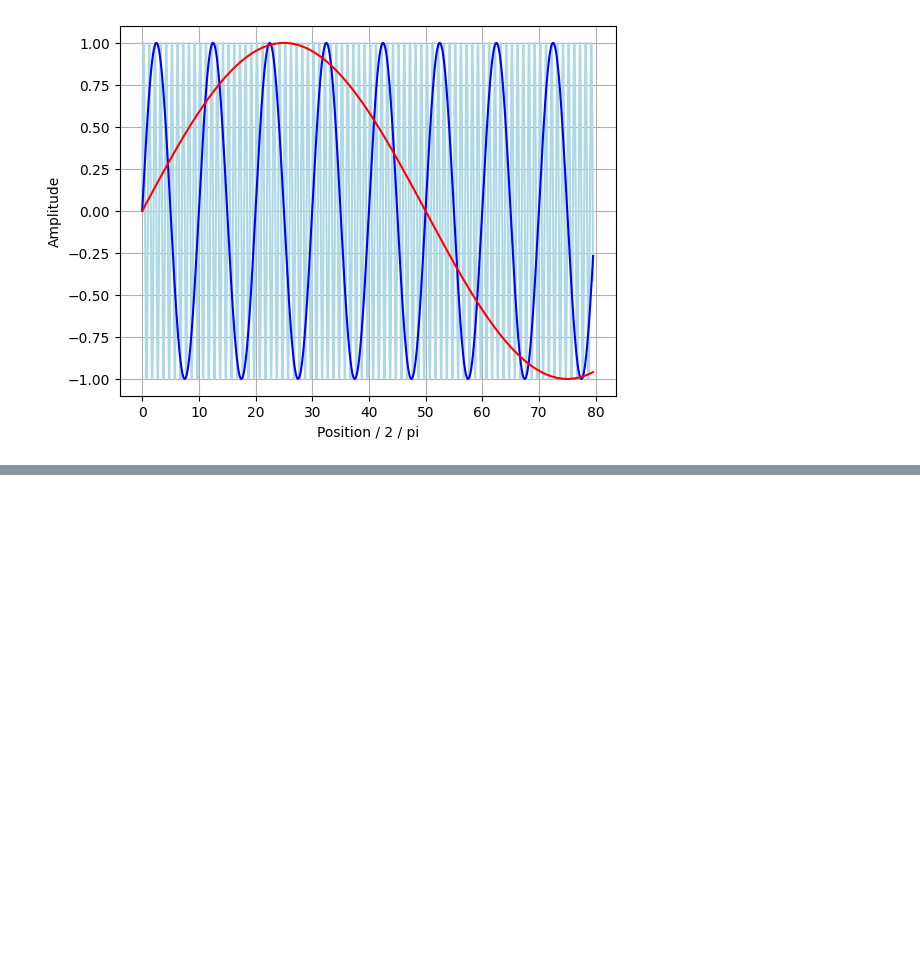
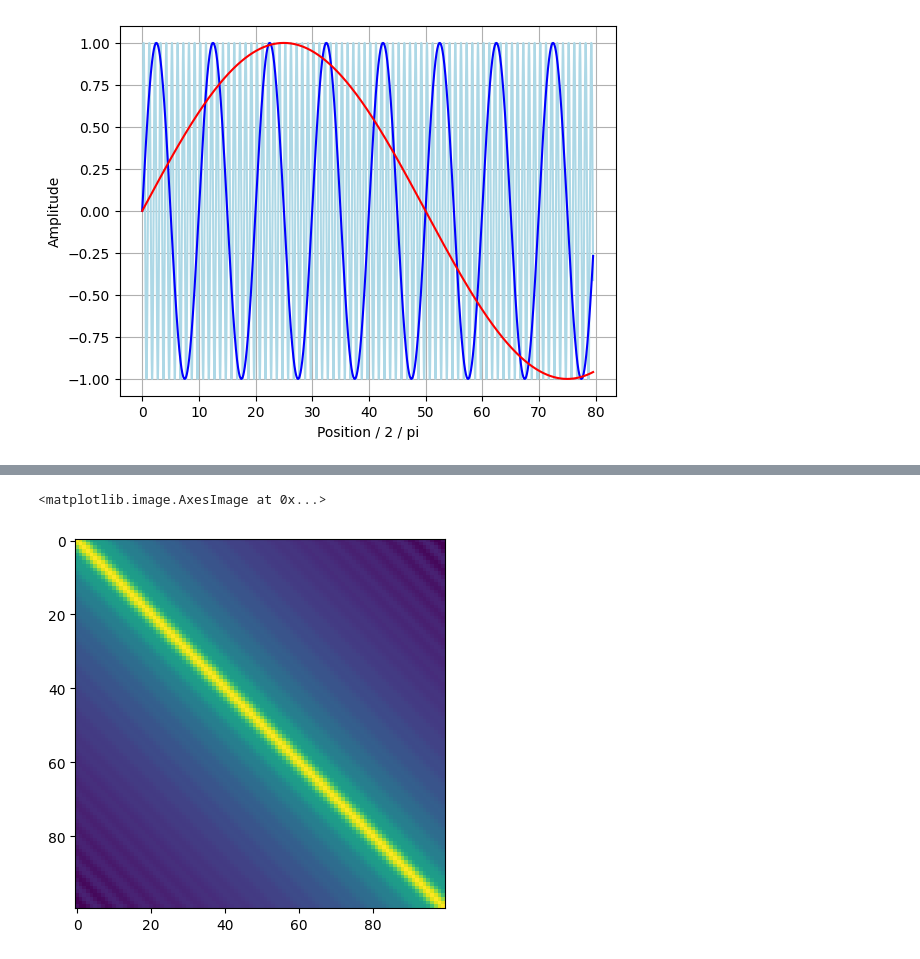
Before and after one commit to flaneur2020/flaneur2020.github.io, a Jupyter notebook: exercises/positional-encoding/pe.ipynb, the cells around one changed output, grey strips where cells are left out. Cells and saved outputs as stored; diff of their text form; code cells hidden in the pictures; blank space fills up the shorter version.

```diff
--- a/exercises/positional-encoding/pe.ipynb
+++ b/exercises/positional-encoding/pe.ipynb
@@ -123,0 +153,15 @@ plt.show()
+# %%
+def sinPosition(pos, d=256, n=10000):
+    p = np.zeros(d)
+    for i in np.arange(int(d/2)):
+        denominator = np.power(n, 2*i/d)
+        p[2*i] = np.sin(pos/denominator)
+        p[2*i+1] = np.cos(pos/denominator)
+    return p
+
+pe = np.array([sinPosition(i) for i in range(100)])
+distances = pe.dot(pe.T)
+plt.imshow(distances)
+# %% [output]
+<matplotlib.image.AxesImage at 0x...>
+[figure, added]
```
Also changed, not shown: parts of 4 cells of this notebook.
